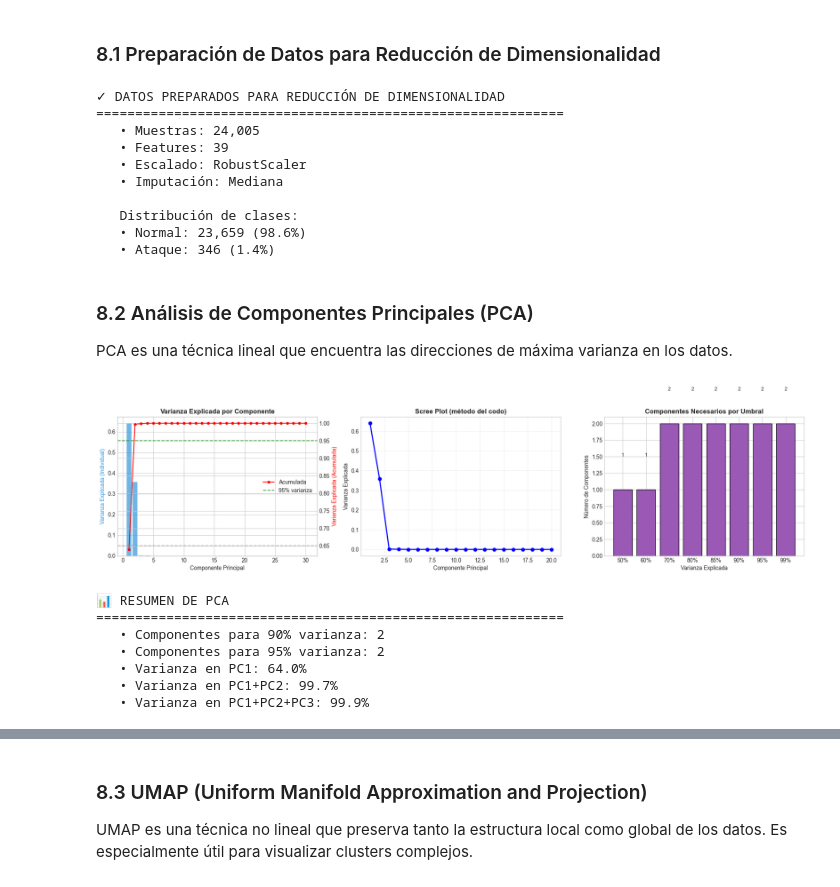
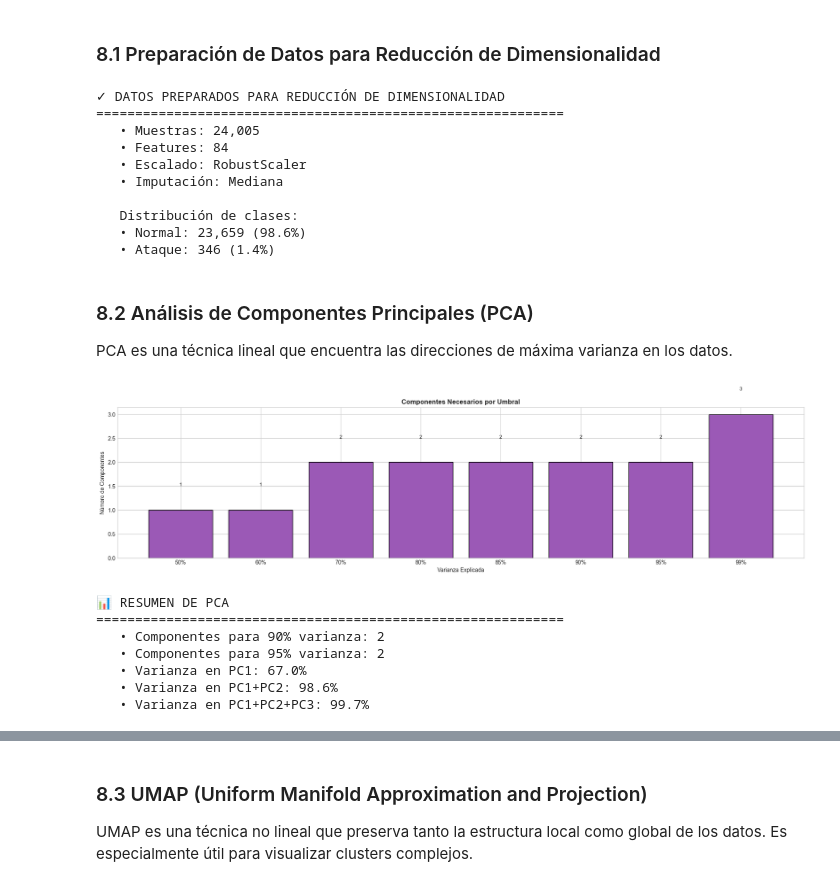
Before and after one commit to Grupo-MACC/ML_for_consul_poisoning, a Jupyter notebook: notebooks/01_eda_gabi.ipynb, the cells around one changed output, grey strips where cells are left out. Cells and saved outputs as stored; diff of their text form; code cells hidden in the pictures.

```diff
--- a/notebooks/01_eda_gabi.ipynb
+++ b/notebooks/01_eda_gabi.ipynb
@@ -660,7 +606,7 @@ ELIMINACIÓN DE VARIABLES NO INFORMATIVAS
 ### 6.1 Matriz de Correlación y Multicolinealidad
 # %%
 # Matriz de correlación
-corr_matrix = df_clean.select_dtypes(include='number').corr()
+corr_matrix = df_eda.select_dtypes(include='number').corr()
 
 # Visualización de correlaciones altas
 fig, axes = plt.subplots(1, 2, figsize=(18, 8))
@@ -700,7 +646,7 @@ plt.show()
 
 # Mostrar pares altamente correlacionados
 if high_corr_pairs:
-    print(f"\n⚠️ PARES CON CORRELACIÓN ≥ 0.95 ({len(high_corr_pairs)} pares)")
+    print(f"\nPARES CON CORRELACIÓN ≥ 0.95 ({len(high_corr_pairs)} pares)")
     print("="*70)
     high_corr_df = pd.DataFrame(high_corr_pairs).sort_values('Correlación', ascending=False)
     print(high_corr_df.to_string(index=False))
@@ -932,7 +815,7 @@ Esta sección aplica múltiples técnicas de reducción de dimensionalidad para
 ### 8.1 Preparación de Datos para Reducción de Dimensionalidad
 # %%
 # Preparación de datos
-X = df_clean_final.select_dtypes(include='number').copy()
+X = df_eda.select_dtypes(include='number').copy()
 
 # Imputar valores nulos con la mediana
 imputer = SimpleImputer(strategy='median')
@@ -958,7 +841,7 @@ print(f"   • Ataque: {(labels == 1).sum():,} ({(labels == 1).mean()*100:.1f}%)
 ✓ DATOS PREPARADOS PARA REDUCCIÓN DE DIMENSIONALIDAD
 ============================================================
    • Muestras: 24,005
-   • Features: 39
+   • Features: 84
    • Escalado: RobustScaler
    • Imputación: Mediana
 
@@ -972,65 +855,43 @@ PCA es una técnica lineal que encuentra las direcciones de máxima varianza en
 # %%
 # PCA completo para análisis de varianza
 pca_full = PCA(random_state=RANDOM_STATE)
 pca_full.fit(X_scaled)
 
 # Varianza explicada
 cumulative_variance = np.cumsum(pca_full.explained_variance_ratio_)
 n_components_90 = np.argmax(cumulative_variance >= 0.90) + 1
 n_components_95 = np.argmax(cumulative_variance >= 0.95) + 1
 
-fig, axes = plt.subplots(1, 3, figsize=(18, 5))
+fig, axes = plt.subplots(1, 1, figsize=(18, 5))
 
-# 1. Varianza explicada por componente
-axes[0].bar(range(1, min(31, len(pca_full.explained_variance_ratio_)+1)),
-            pca_full.explained_variance_ratio_[:30], alpha=0.7, color=COLORS['primary'], label='Individual')
-ax2 = axes[0].twinx()
-ax2.plot(range(1, min(31, len(cumulative_variance)+1)), cumulative_variance[:30],
-         'r-o', markersize=4, label='Acumulada')
-axes[0].axhline(y=0.05, color='gray', linestyle='--', alpha=0.5)
-ax2.axhline(y=0.95, color='green', linestyle='--', alpha=0.7, label='95% varianza')
-axes[0].set_xlabel('Componente Principal')
-axes[0].set_ylabel('Varianza Explicada (Individual)', color=COLORS['primary'])
-ax2.set_ylabel('Varianza Explicada (Acumulada)', color='red')
-axes[0].set_title('Varianza Explicada por Componente', fontweight='bold')
-ax2.legend(loc='center right')
 
-# 2. Scree plot con "codo"
-axes[1].plot(range(1, min(21, len(pca_full.explained_variance_ratio_)+1)),
-             pca_full.explained_variance_ratio_[:20], 'b-o', markersize=6, linewidth=2)
-axes[1].set_xlabel('Componente Principal')
-axes[1].set_ylabel('Varianza Explicada')
-axes[1].set_title('Scree Plot (método del codo)', fontweight='bold')
-axes[1].grid(True, alpha=0.3)
-
-# 3. Componentes necesarios para cada umbral
 thresholds = [0.5, 0.6, 0.7, 0.8, 0.85, 0.9, 0.95, 0.99]
 n_components_for_threshold = [np.argmax(cumulative_variance >= t) + 1 for t in thresholds]
-axes[2].bar([f'{int(t*100)}%' for t in thresholds], n_components_for_threshold,
+axes.bar([f'{int(t*100)}%' for t in thresholds], n_components_for_threshold,
             color=COLORS['secondary'], edgecolor='black')
-axes[2].set_xlabel('Varianza Explicada')
-axes[2].set_ylabel('Número de Componentes')
-axes[2].set_title('Componentes Necesarios por Umbral', fontweight='bold')
+axes.set_xlabel('Varianza Explicada')
+axes.set_ylabel('Número de Componentes')
+axes.set_title('Componentes Necesarios por Umbral', fontweight='bold')
 for i, (t, n) in enumerate(zip(thresholds, n_components_for_threshold)):
-    axes[2].text(i, n + 0.5, str(n), ha='center', fontsize=9)
+    axes.text(i, n + 0.5, str(n), ha='center', fontsize=9)
 
 plt.tight_layout()
 plt.show()
 
 print(f"\n📊 RESUMEN DE PCA")
 print("="*60)
 print(f"   • Componentes para 90% varianza: {n_components_90}")
 print(f"   • Componentes para 95% varianza: {n_components_95}")
 print(f"   • Varianza en PC1: {pca_full.explained_variance_ratio_[0]:.1%}")
 print(f"   • Varianza en PC1+PC2: {cumulative_variance[1]:.1%}")
 print(f"   • Varianza en PC1+PC2+PC3: {cumulative_variance[2]:.1%}")
 # %% [output]
-[figure, old version]
+[figure, new version]
 📊 RESUMEN DE PCA
 ============================================================
    • Componentes para 90% varianza: 2
    • Componentes para 95% varianza: 2
-   • Varianza en PC1: 64.0%
-   • Varianza en PC1+PC2: 99.7%
-   • Varianza en PC1+PC2+PC3: 99.9%
+   • Varianza en PC1: 67.0%
+   • Varianza en PC1+PC2: 98.6%
+   • Varianza en PC1+PC2+PC3: 99.7%
 # %% [markdown]
```
Also changed, not shown: parts of 48 cells of this notebook, 1 other file.
